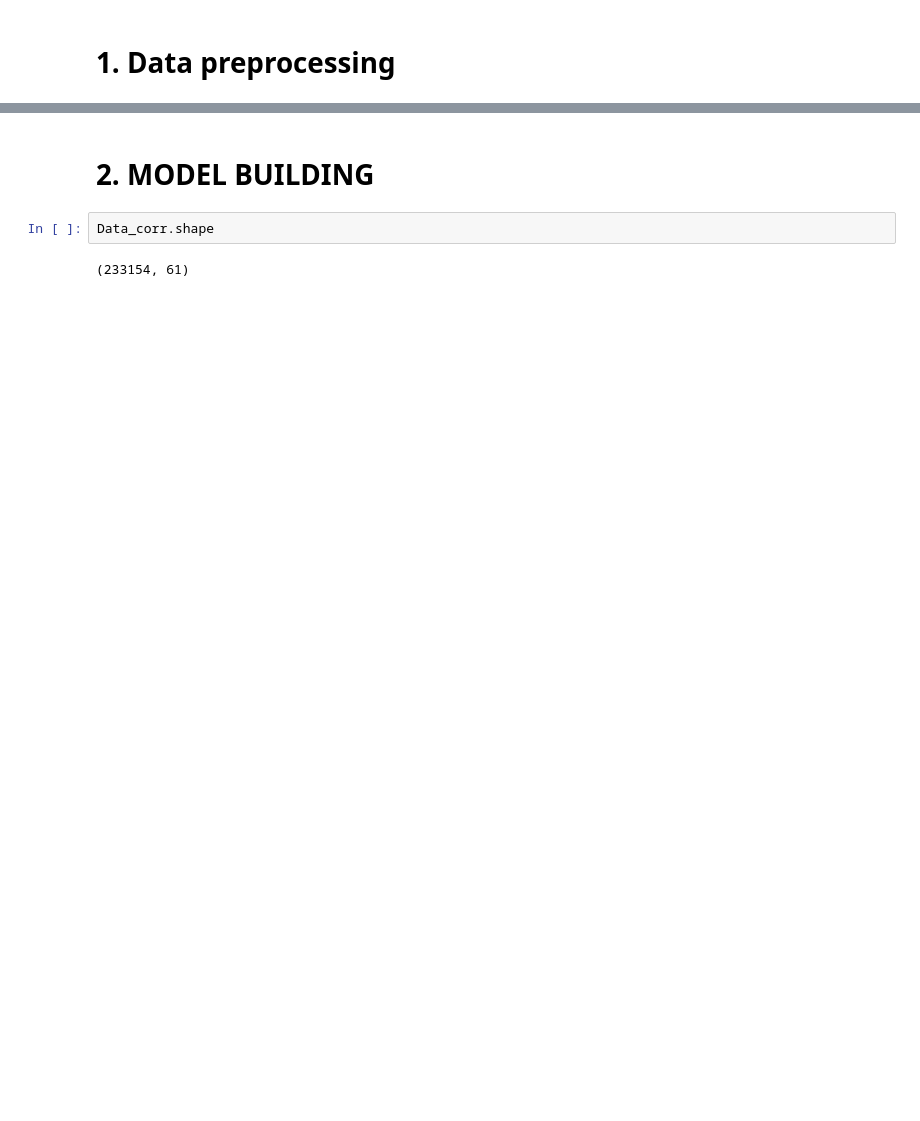
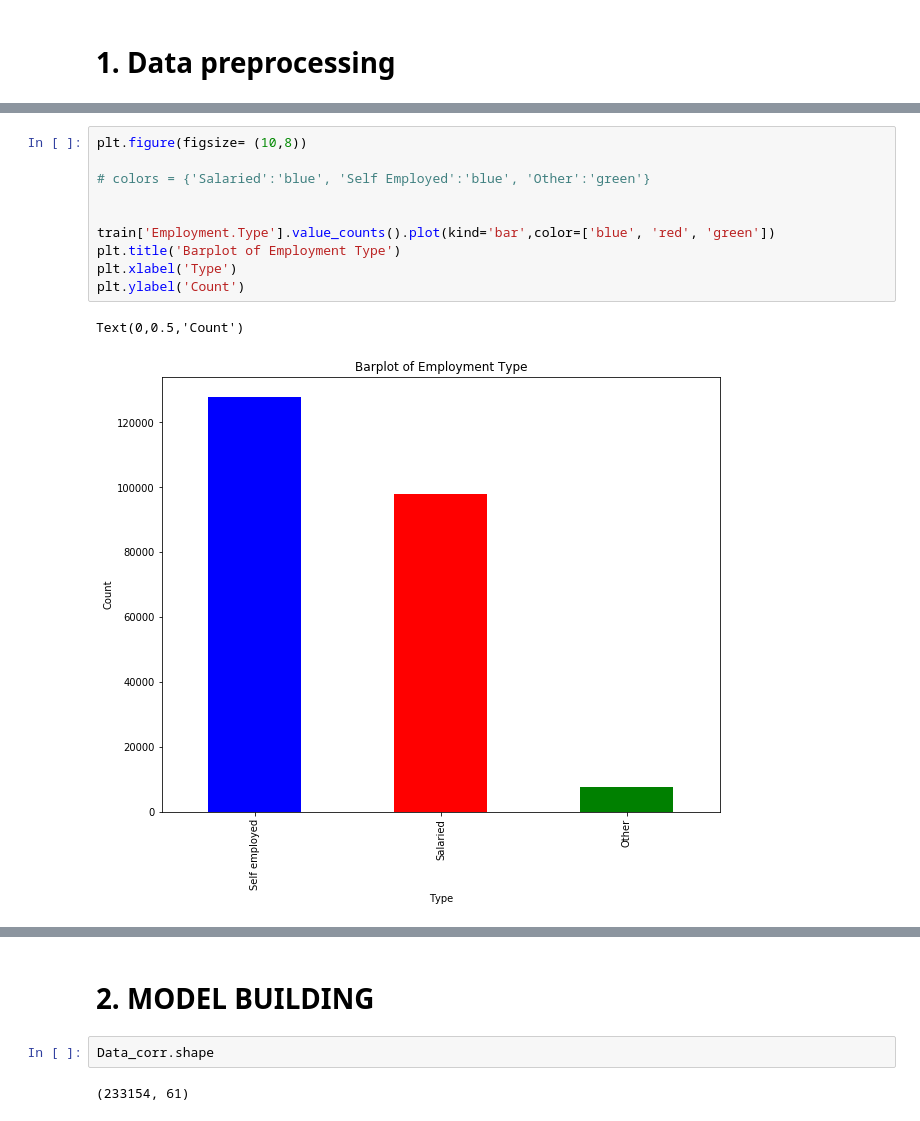
Before and after one commit to aameyapats/LTFS-Hackathon, a Jupyter notebook: LTFS Hackthon.ipynb, the cells around one changed output, grey strips where cells are left out. Cells and saved outputs as stored; diff of their text form; blank space fills up the shorter version.

```diff
--- a/LTFS Hackthon.ipynb
+++ b/LTFS Hackthon.ipynb
@@ -322,0 +470,13 @@ memory usage: 60.5 MB
+# %%
+plt.figure(figsize= (10,8))
+
+# colors = {'Salaried':'blue', 'Self Employed':'blue', 'Other':'green'}
+
+
+train['Employment.Type'].value_counts().plot(kind='bar',color=['blue', 'red', 'green'])
+plt.title('Barplot of Employment Type')
+plt.xlabel('Type')
+plt.ylabel('Count')
+# %% [output]
+Text(0,0.5,'Count')
+[figure, added]
```
Also changed, not shown: parts of 110 cells of this notebook, 3 other files.
